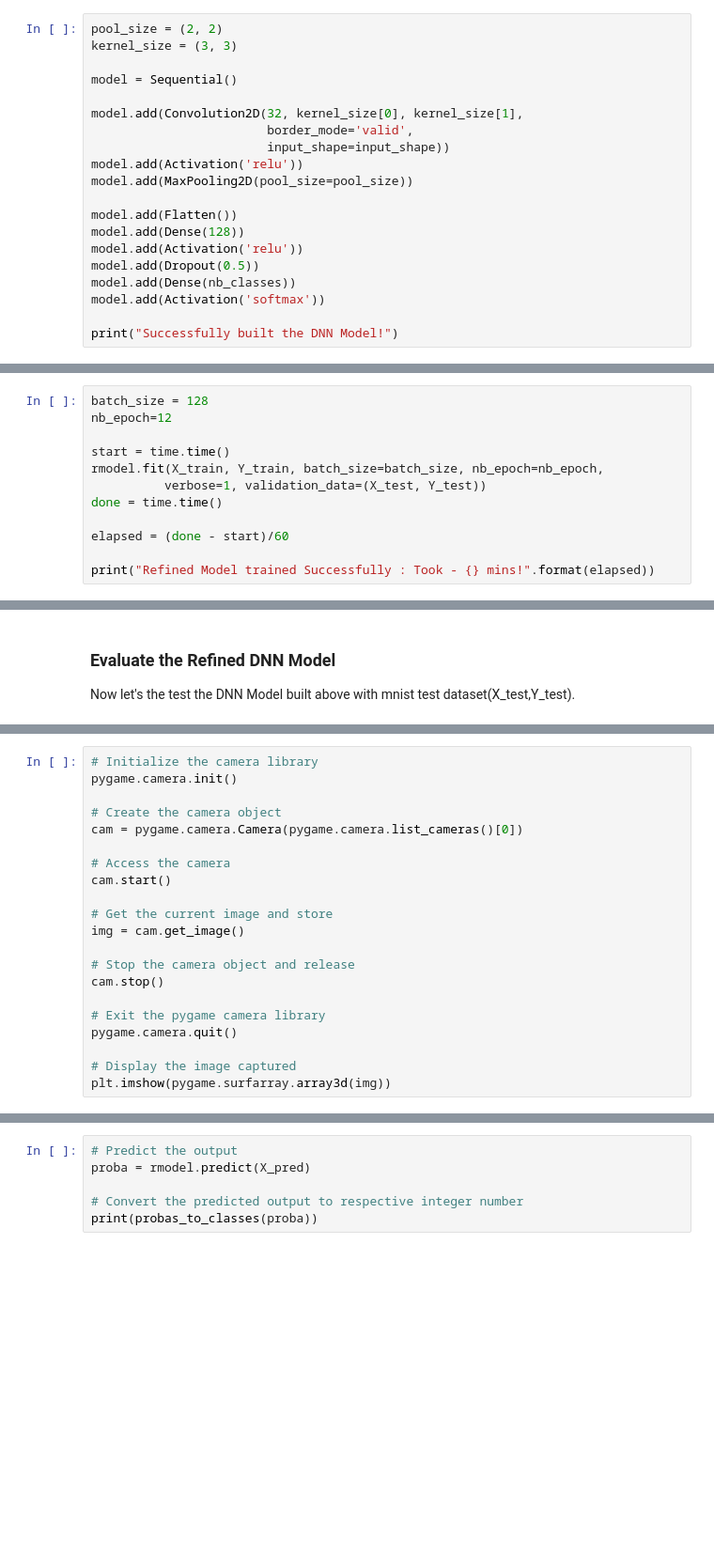
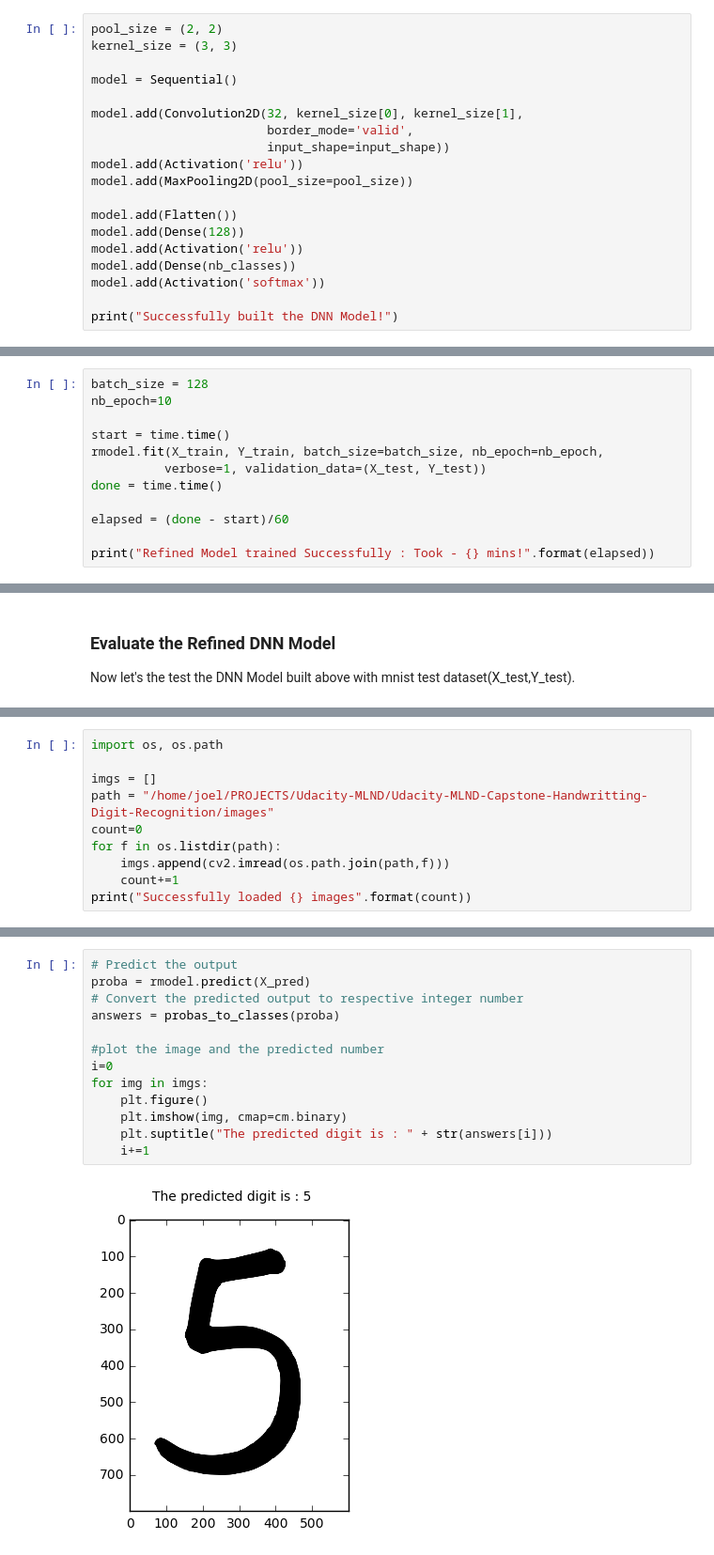
Before and after one commit to joelselvaraj/Udacity-MLND-Capstone-Handwritting-Digit-Recognition, a Jupyter notebook: handwritten_digit_recognizer.ipynb, the cells around one changed output, grey strips where cells are left out. Shown at 94% size. Saved outputs shown, nothing was run; the diff lists cells and outputs as text; blank space fills up the shorter version.

Commit message:
load images from folder
instead taking photo from webcam

```diff
--- a/handwritten_digit_recognizer.ipynb
+++ b/handwritten_digit_recognizer.ipynb
@@ -155,7 +157,6 @@ model.add(MaxPooling2D(pool_size=pool_size))
 model.add(Flatten())
 model.add(Dense(128))
 model.add(Activation('relu'))
-model.add(Dropout(0.5))
 model.add(Dense(nb_classes))
 model.add(Activation('softmax'))
 
@@ -292,7 +288,7 @@ Warning: Could not load "/home/joel/anaconda2/lib/graphviz/libgvplugin_pango.so.
 Now let's the train the DNN Model built above with mnist training dataset(X_train,Y_train).
 # %%
 batch_size = 128
-nb_epoch=12
+nb_epoch=10
 
 start = time.time()
 rmodel.fit(X_train, Y_train, batch_size=batch_size, nb_epoch=nb_epoch,
@@ -341,21 +331,0 @@ Using pygame library, let's capture an image which has a digit. Make sure to hav
-# %%
-# Initialize the camera library
-pygame.camera.init()
-
-# Create the camera object
-cam = pygame.camera.Camera(pygame.camera.list_cameras()[0])
-
-# Access the camera
-cam.start()
-
-# Get the current image and store
-img = cam.get_image()
-
-# Stop the camera object and release
-cam.stop()
-
-# Exit the pygame camera library
-pygame.camera.quit()
-
-# Display the image captured
-plt.imshow(pygame.surfarray.array3d(img))
@@ -361,0 +336,10 @@ plt.imshow(pygame.surfarray.array3d(img))
+# %%
+import os, os.path
+
+imgs = []
+path = "/home/joel/PROJECTS/Udacity-MLND/Udacity-MLND-Capstone-Handwritting-Digit-Recognition/images"
+count=0
+for f in os.listdir(path):
+    imgs.append(cv2.imread(os.path.join(path,f)))
+    count+=1
+print("Successfully loaded {} images".format(count))
@@ -396,6 +379,15 @@ Let's predict the number in the image using the trained model
 # %%
 # Predict the output
 proba = rmodel.predict(X_pred)
+# Convert the predicted output to respective integer number
+answers = probas_to_classes(proba)
 
-# Convert the predicted output to respective integer number
-print(probas_to_classes(proba))
+#plot the image and the predicted number
+i=0
+for img in imgs:
+    plt.figure()
+    plt.imshow(img, cmap=cm.binary)
+    plt.suptitle("The predicted digit is : " + str(answers[i]))
+    i+=1
+# %% [output]
+[figure, added]
```
Also changed, not shown: parts of 21 cells of this notebook, 11 other files.
